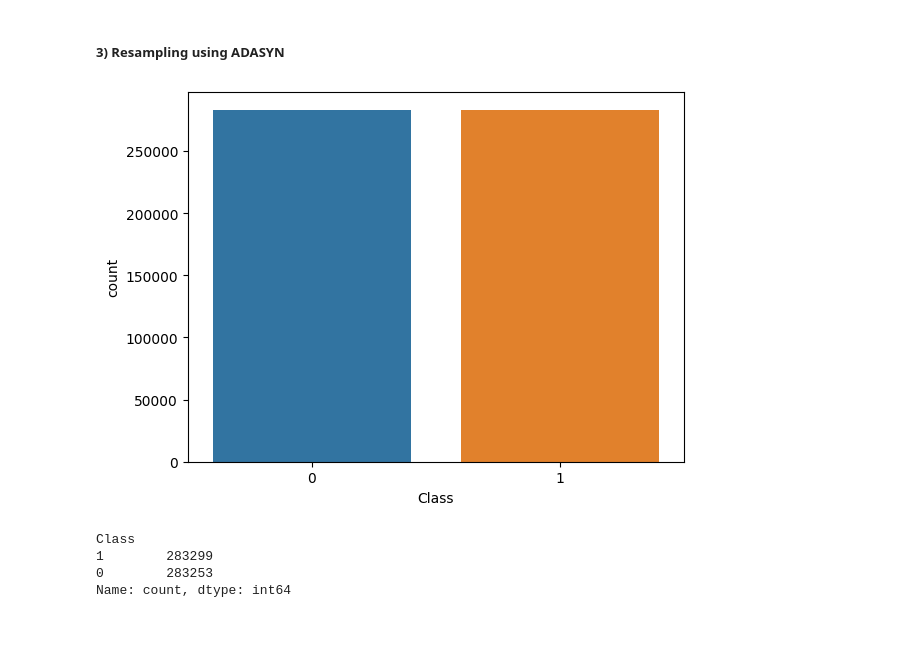
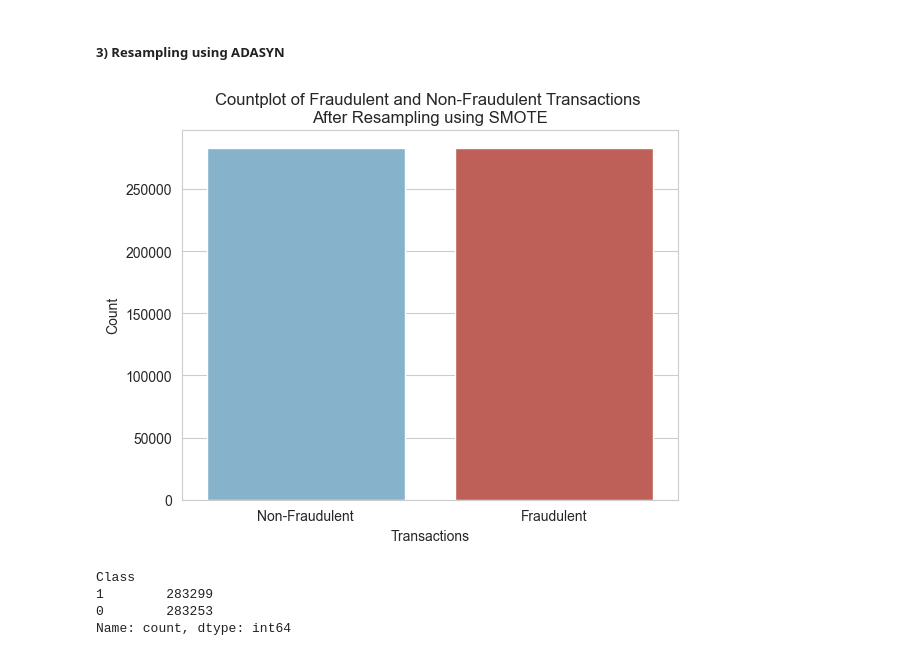
Before and after one commit to AThompson04/credit-card-fraud-detection, a Jupyter notebook: notebooks/modeling.ipynb, the cells around one changed output. Cells and saved outputs as stored; diff of their text form; code cells hidden in the pictures; blank space fills up the shorter version.

```diff
--- a/notebooks/modeling.ipynb
+++ b/notebooks/modeling.ipynb
@@ -62,4 +70,9 @@ X_train, X_test, y_train, y_test = train_test_split(X, y,
 ##### 2) Resampling using SMOTE
 # %%
 X_resampled_smote, y_resampled_smote = SMOTE().fit_resample(X, y)
+# %%
+sns.set_style('whitegrid')
+sns.set_palette('RdBu_r')
+custom_palette = sns.color_palette('RdBu_r', n_colors=10)
+colour1, colour2 = custom_palette[2], custom_palette[8]
 # %%
@@ -82,6 +101,10 @@ X_train2, X_test2, y_train2, y_test2 = train_test_split(X_resampled_smote, y_res
 # %%
 X_resampled_ASA, y_resampled_ASA = ADASYN().fit_resample(X, y)
 # %%
-sns.countplot(data=pd.DataFrame(y_resampled_ASA), x='Class');
+f = sns.countplot(data=pd.DataFrame(y_resampled_ASA), x='Class', palette=[colour1, colour2])
+f.set_title('Countplot of Fraudulent and Non-Fraudulent Transactions \nAfter Resampling using SMOTE')
+f.set_ylabel('Count')
+f.set_xlabel('Transactions')
+f.set_xticklabels(['Non-Fraudulent','Fraudulent'], fontsize=10);
 # %% [output]
-[figure, old version]
+[figure, new version]
```
Also changed, not shown: parts of 11 cells of this notebook.
